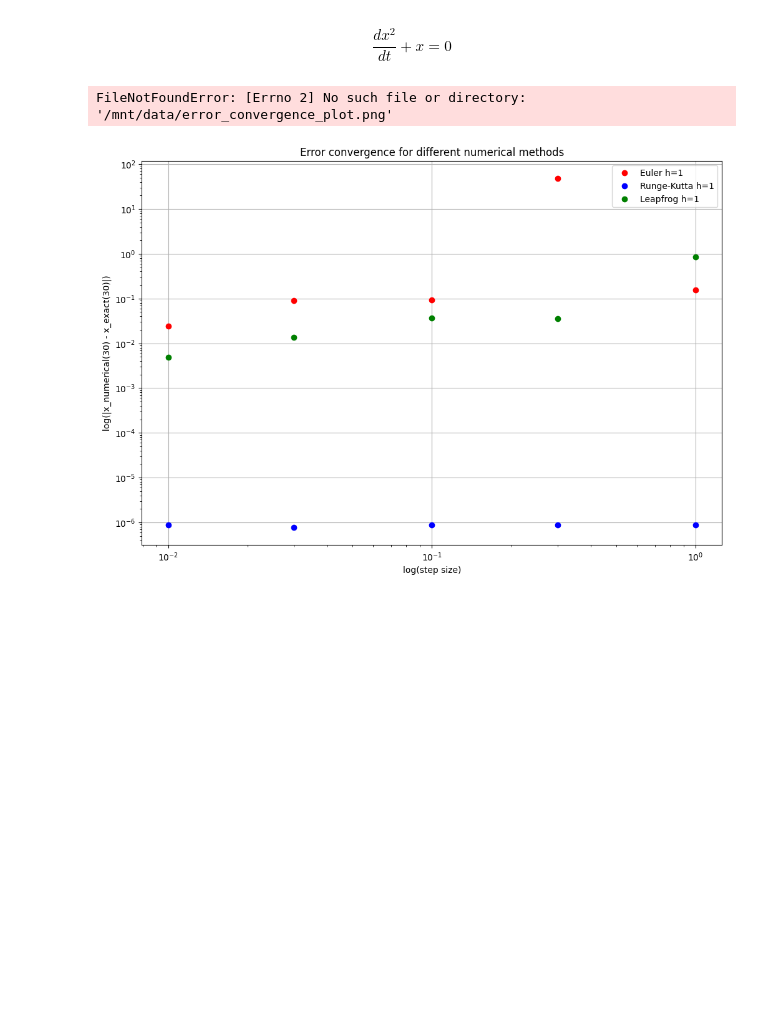
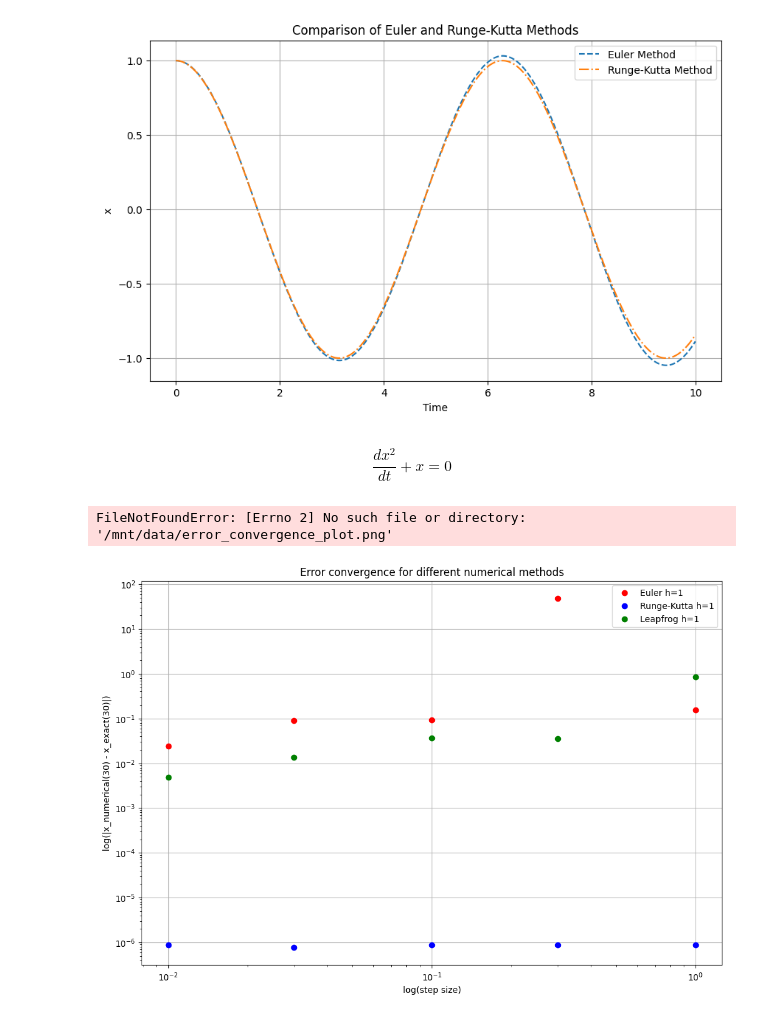
Before and after one commit to qchen4/ASTR-427-COmputational-Astrophysics, a Jupyter notebook: HWs/Homework2/Homeworkd 2.ipynb, the cells around one changed output. Cells and saved outputs as stored; diff of their text form; code cells hidden in the pictures; blank space fills up the shorter version.

```diff
--- a/HWs/Homework2/Homeworkd 2.ipynb
+++ b/HWs/Homework2/Homeworkd 2.ipynb
@@ -71,3 +9,84 @@ TypeError: cannot unpack non-iterable float object
+# %%
+import numpy as np
+import matplotlib.pyplot as plt
+
+# Define the derivative for the system of ODEs in Problem 2
+def deriv(y):
+    """
+    Computes the derivative of the system of ODEs for Problem 2.
+    Args:
+    y (numpy array): Array containing [x, x', y, y']
+
+    Returns:
+    numpy array: Derivatives [x', x'', y', y'']
+    """
+    return np.array([y[1], -y[0], y[3], -y[2]])
+
+# Define the initial conditions and the interval for integration
+initial_state = [1, 0, 0, 1]
+t = [0, 10]  # Integration from t=0 to t=10
+step_size = 0.01  # Initial step size
+
+# Define the Euler method for solving ODEs
+def euler_method(deriv, state, dt):
+    """
+    Euler method for one step of the numerical integration.
+    Args:
+    deriv (function): Function to compute the derivatives
+    state (list): Current state of the system
+    dt (float): Time step size
+
+    Returns:
+    list: Updated state of the system after one step
+    """
+    state = np.array(state)
+    return state + dt * deriv(state)
+
+# Define the Runge-Kutta method for solving ODEs
+def runge_kutta_method(deriv, state, dt):
+    """
+    Runge-Kutta method for one step of the numerical integration.
+    Args:
+    deriv (function): Function to compute the derivatives
+    state (list): Current state of the system
+    dt (float): Time step size
+
+    Returns:
+    list: Updated state of the system after one step
+    """
+    state = np.array(state)
+    k1 = dt * deriv(state)
+    k2 = dt * deriv(state + 0.5 * k1)
+    k3 = dt * deriv(state + 0.5 * k2)
+    k4 = dt * deriv(state + k3)
+    return state + (k1 + 2*k2 + 2*k3 + k4) / 6
+
+# Initialize arrays to store results
+times = np.arange(t[0], t[1], step_size)
+x_euler = []
+x_rk = []
+
+# Perform the integration using Euler and Runge-Kutta methods
+state_euler = initial_state.copy()
+state_rk = initial_state.copy()
+for time in times:
+    x_euler.append(state_euler[0])
+    x_rk.append(state_rk[0])
+    state_euler = euler_method(deriv, state_euler, step_size)
+    state_rk = runge_kutta_method(deriv, state_rk, step_size)
+
+# Plot the results for comparison
+plt.figure(figsize=(10, 6))
+plt.plot(times, x_euler, label='Euler Method', linestyle='--')
+plt.plot(times, x_rk, label='Runge-Kutta Method', linestyle='-.')
+plt.title('Comparison of Euler and Runge-Kutta Methods')
+plt.xlabel('Time')
+plt.ylabel('x')
+plt.legend()
+plt.grid(True)
+plt.show()
+# %% [output]
+[figure, added]
 # %% [markdown]
 $$\frac{dx^2}{dt} +x = 0$$
 # %%
```
Also changed, not shown: parts of 6 cells of this notebook, 1 other file.
